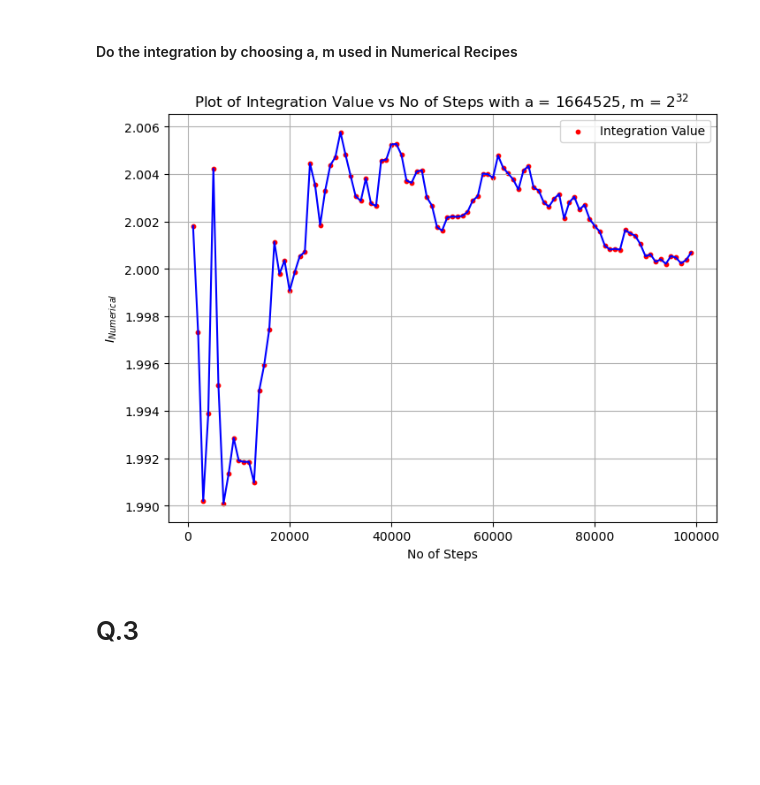
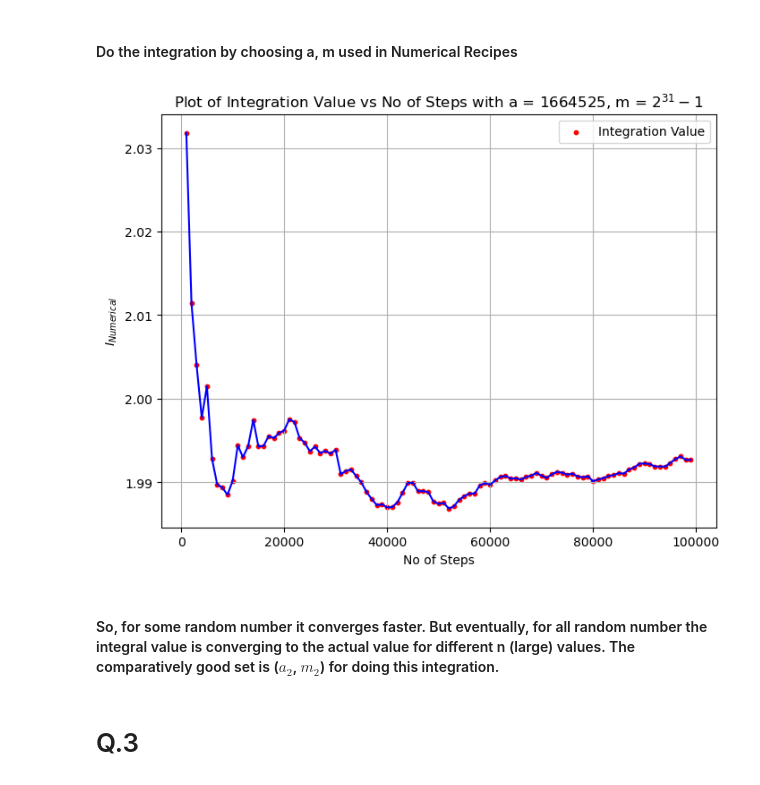
Before and after one commit to jabed-umar/adv-comp-phys, a Jupyter notebook: assign4.ipynb, the cells around one changed output. Saved outputs shown, nothing was run; the diff lists cells and outputs as text; code cells hidden in the pictures; blank space fills up the shorter version.

```diff
--- a/assign4.ipynb
+++ b/assign4.ipynb
@@ -55,12 +55,12 @@ import matplotlib.pyplot as plt
 plt.figure(figsize=(8,6))
 for i in trange(1000,100000,1000):
     xlist.append(i)
-    ylist.append(monte_carlo_integration(a = -np.pi/2, b = np.pi/2, n = i, seed = 10, a_lcg = a1, c_lcg = 0, m_lcg = m1))
+    ylist.append(monte_carlo_integration(f, a = -np.pi/2, b = np.pi/2, n = i, seed = 10, a_lcg = a1, c_lcg = 0, m_lcg = m1))
 
 plt.plot(xlist,ylist,color='blue')
 plt.scatter(xlist,ylist,color='red',s=10,label='Integration Value')
 plt.xlabel('No of Steps')
-plt.ylabel(r'$I_{Numerical}$')
+plt.ylabel('$I_{Numerical}$')
 plt.title(f'Plot of Integration Value vs No of Steps with a = {a1}, m = {m1}')
 plt.grid()
 plt.legend()
@@ -81,7 +81,7 @@ import matplotlib.pyplot as plt
 plt.figure(figsize=(8,6))
 for i in trange(1000,100000,1000):
     xlist.append(i)
-    ylist.append(monte_carlo_integration(a = -np.pi/2, b = np.pi/2, n = i, seed = 10, a_lcg = a2, c_lcg = 0, m_lcg = m2))
+    ylist.append(monte_carlo_integration(f, a = -np.pi/2, b = np.pi/2, n = i, seed = 10, a_lcg = a2, c_lcg = 0, m_lcg = m2))
 
 plt.plot(xlist,ylist,color='blue')
 plt.scatter(xlist,ylist,color='red',s=10,label='Integration Value')
@@ -98,22 +98,24 @@ plt.show()
 # %%
 #check the convergence of the integral with the a, m values used in Numerical Recipes
 xlist = []
 ylist = []
 import matplotlib.pyplot as plt
 plt.figure(figsize=(8,6))
 for i in trange(1000,100000,1000):
     xlist.append(i)
-    ylist.append(monte_carlo_integration(a = -np.pi/2, b = np.pi/2, n = i, seed = 10, a_lcg = 1664525, c_lcg = 0))
+    ylist.append(monte_carlo_integration(f, a = -np.pi/2, b = np.pi/2, n = i, seed = 10, a_lcg = 1664525, c_lcg = 0, m_lcg= 2**31 - 1))
 
 plt.plot(xlist,ylist,color='blue')
 plt.scatter(xlist,ylist,color='red',s=10,label='Integration Value')
 plt.xlabel('No of Steps')
-plt.ylabel(r'$I_{Numerical}$')
-plt.title('Plot of Integration Value vs No of Steps with a = 1664525, m = $2^{32}$')
+plt.ylabel('$I_{Numerical}$')
+plt.title('Plot of Integration Value vs No of Steps with a = 1664525, m = $2^{31}-1$')
 plt.grid()
 plt.legend()
 plt.show()
 # %% [output]
-[figure, old version]
+[figure, new version]
+# %% [markdown]
+# <h4> So, for some random number it converges faster. But eventually, for all random number the integral value is converging to the actual value for different n (large)    values. The comparatively good set is ($a_2$, $m_2$) for doing this integration.
 # %% [markdown]
 # Q.3
```
Also changed, not shown: parts of 3 cells of this notebook, 1 other file.
